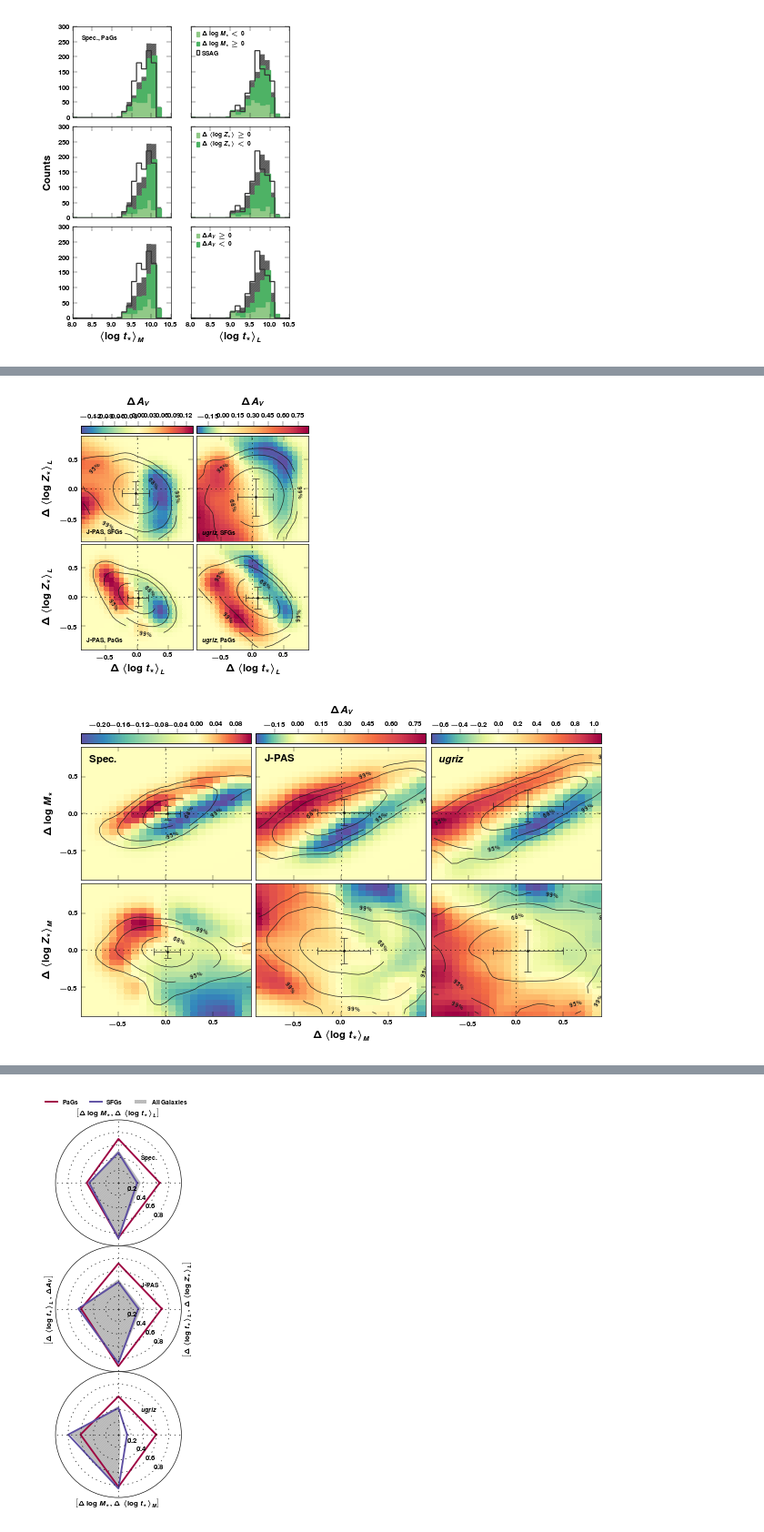
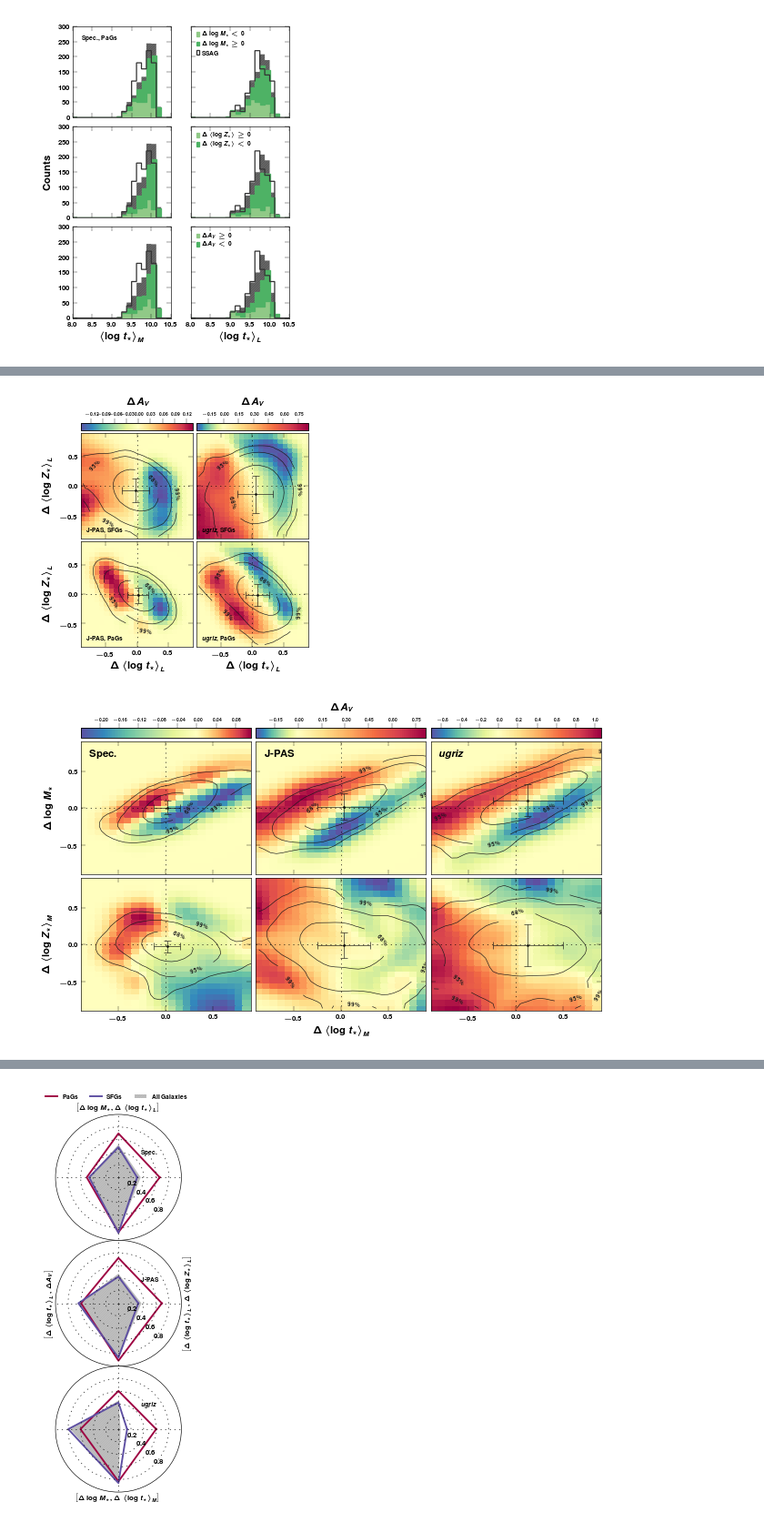
Before and after one commit to ajmejia/notebooks, a Jupyter notebook: TTANearbyUniverseCB13.ipynb, the cells around one changed output, grey strips where cells are left out. Shown at 91% size. Cells and saved outputs as stored; diff of their text form; code cells hidden in the pictures.

```diff
--- a/TTANearbyUniverseCB13.ipynb
+++ b/TTANearbyUniverseCB13.ipynb
@@ -961,7 +961,7 @@ for i, j in product(xrange(axs.shape[0]), xrange(axs.shape[1])):
     axs[i, j].axhline(ls=":", color="k", lw=0.5)
     cb = colorbar(ct, cax=acs[j], orientation="horizontal")
     cb.set_label(res_lbs[z])
-    acs[j].tick_params(direction="out", bottom=False, top=True, labelbottom=False, labeltop=True)
+    acs[j].tick_params(direction="out", bottom=False, top=True, labelbottom=False, labeltop=True, labelsize=4)
     acs[j].xaxis.set_label_position("top")
 
     sample_data = densitycontour.ScatterData(res[x][mask], res[y][mask])
@@ -1023,7 +1023,7 @@ for i, j in product(xrange(axs.shape[0]), xrange(axs.shape[1])):
     axs[i, j].axhline(ls=":", color="k", lw=0.5)
     cb = colorbar(ct, cax=acs[j], orientation="horizontal")
     cb.set_label(res_lbs[z])
-    acs[j].tick_params(direction="out", bottom=False, top=True, labelbottom=False, labeltop=True)
+    acs[j].tick_params(direction="out", bottom=False, top=True, labelbottom=False, labeltop=True, labelsize=4)
     acs[j].xaxis.set_label_position("top")
 
     sample_data = densitycontour.ScatterData(res[x][mask], res[y][mask])
@@ -1085,7 +1085,7 @@ for i, j in product(xrange(axs.shape[0]), xrange(axs.shape[1])):
     axs[i, j].axhline(ls=":", color="k", lw=0.5)
     cb = colorbar(ct, cax=acs[j], orientation="horizontal")
     cb.set_label(res_lbs[z])
-    acs[j].tick_params(direction="out", bottom=False, top=True, labelbottom=False, labeltop=True)
+    acs[j].tick_params(direction="out", bottom=False, top=True, labelbottom=False, labeltop=True, labelsize=4)
     acs[j].xaxis.set_label_position("top")
 
     sample_data = densitycontour.ScatterData(res[x][mask], res[y][mask])
@@ -1147,7 +1147,7 @@ for i, j in product(xrange(axs.shape[0]), xrange(axs.shape[1])):
     axs[i, j].axhline(ls=":", color="k", lw=0.5)
     cb = colorbar(ct, cax=acs[j], orientation="horizontal")
     cb.set_label(res_lbs[z])
-    acs[j].tick_params(direction="out", bottom=False, top=True, labelbottom=False, labeltop=True)
+    acs[j].tick_params(direction="out", bottom=False, top=True, labelbottom=False, labeltop=True, labelsize=4)
     acs[j].xaxis.set_label_position("top")
 
     sample_data = densitycontour.ScatterData(res[x][mask], res[y][mask])
@@ -1168,7 +1168,7 @@ for i, j in product(xrange(axs.shape[0]), xrange(axs.shape[1])):
 
 savefig("{}{}".format("img/", name))
 # %% [output]
-[figure, old version]
+[figure, new version]
 # %%
 residuals = spec_res, jpas_res, sdss_res
 labels = spec_lb, jpas_lb, sdss_lb
@@ -1205,35 +1205,35 @@ for i, j in product(xrange(axs.shape[0]), xrange(axs.shape[1])):
     #print "{0:>7s} {1:>7s}: {2:5.2f}".format(x, z, corrcoef(res[x], res[z])[0,1])
     #print "{0:>7s} {1:>7s}: {2:5.2f}".format(y, z, corrcoef(res[y], res[z])[0,1])
     #print
 
     Z = griddata(res[x], res[y], res[z], xe[:-1], ye[:-1], interp="linear")
     Z = gaussian_filter(Z.filled(0.0), sigma=1.5)
     ct = axs[i, j].pcolormesh(xe[:-1], ye[:-1], Z, cmap=cm.Spectral_r, edgecolor="face", norm=MidpointNormalize(midpoint=0.0))
     cb = colorbar(ct, cax=acs[j], orientation="horizontal")
 
     axs[i,j].axvline(ls=":", color="k", lw=0.5)
     axs[i,j].axhline(ls=":", color="k", lw=0.5)
 
     sample_data = densitycontour.ScatterData(res[x], res[y])
     raster = sample_data.rasterize(nbins_x=nbins, nbins_y=nbins, clipping=[last(nbins,lm)]*2)
     raster.pdf = gaussian_filter(raster.pdf, sigma=1.5)
     contours = densitycontour.NaiveContourVisualizer(raster, mode="nearest")
     cont = contours.plot((0.99,0.95,0.68), axes=axs[i,j], colors="0.1", linewidths=0.5)
     contours.cilabel(cont, fontsize=5, fmt=r"\bf %.0f", inline=True)
     med_x = median(res[x])
     med_y = median(res[y])
     dev_x = diff(percentile(res[x], (16,84)))[0]/2.0
     dev_y = diff(percentile(res[y], (16,84)))[0]/2.0
     axs[i,j].errorbar(med_x, med_y, dev_y, dev_x, fmt="o", ecolor="0.1", color="0.1", lw=0.5, mew=0.5, ms=1.5)
 
-    acs[j].tick_params(direction="out", bottom=False, top=True, labelbottom=False, labeltop=True)
+    acs[j].tick_params(direction="out", bottom=False, top=True, labelbottom=False, labeltop=True, labelsize=4)
     acs[j].xaxis.set_label_position("top")
     if i==0: axs[i,j].text(0.05, 0.95, labels[j], ha="left", va="top", transform=axs[i,j].transAxes)
     if j==1: cb.set_label(res_lbs[z])
 
 savefig("{}{}".format(od, name))
 # %% [output]
-[figure, old version]
+[figure, new version]
 # %%
 residuals = spec_res, jpas_res, sdss_res
 labels = spec_lb, jpas_lb, sdss_lb
```
Also changed, not shown: parts of 5 cells of this notebook.
